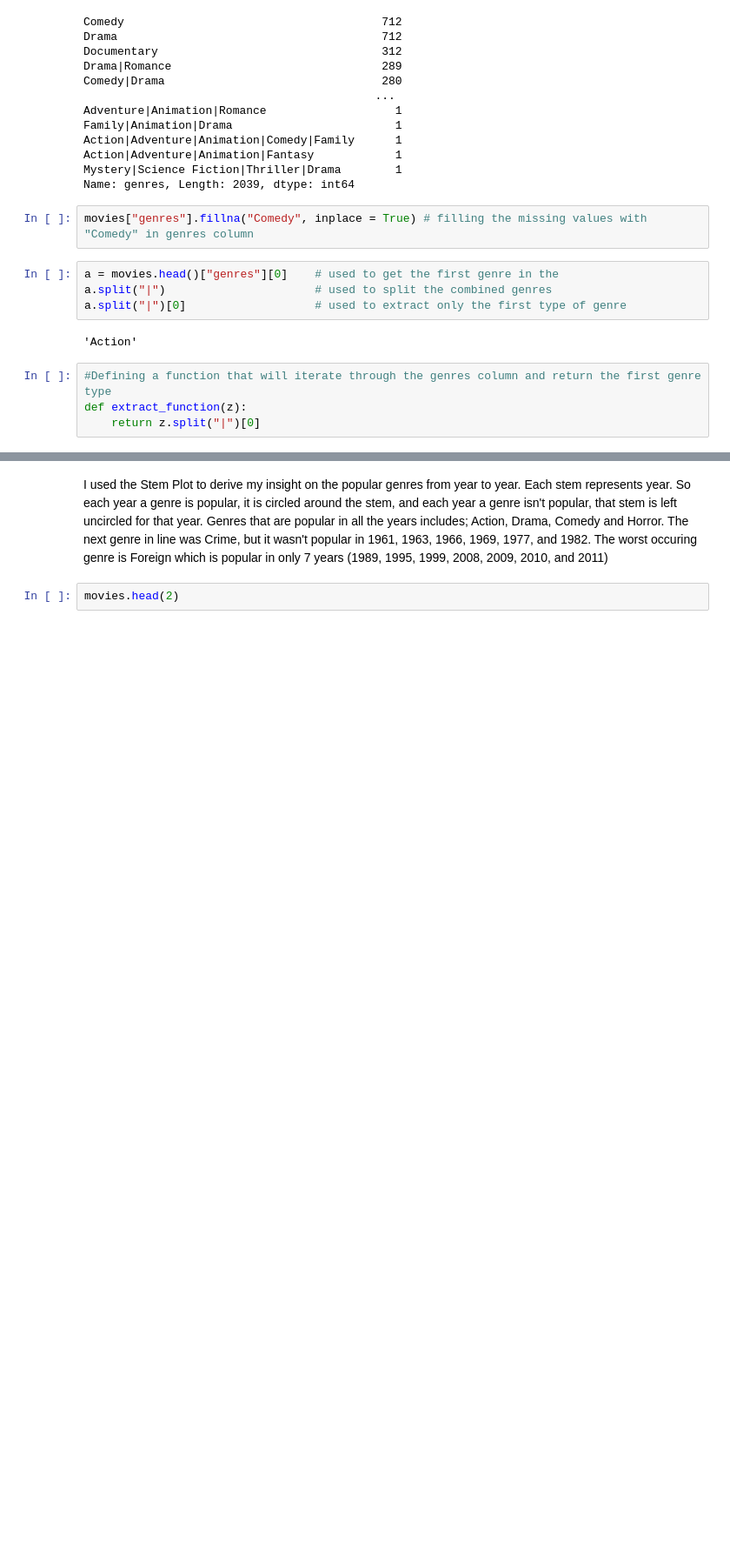
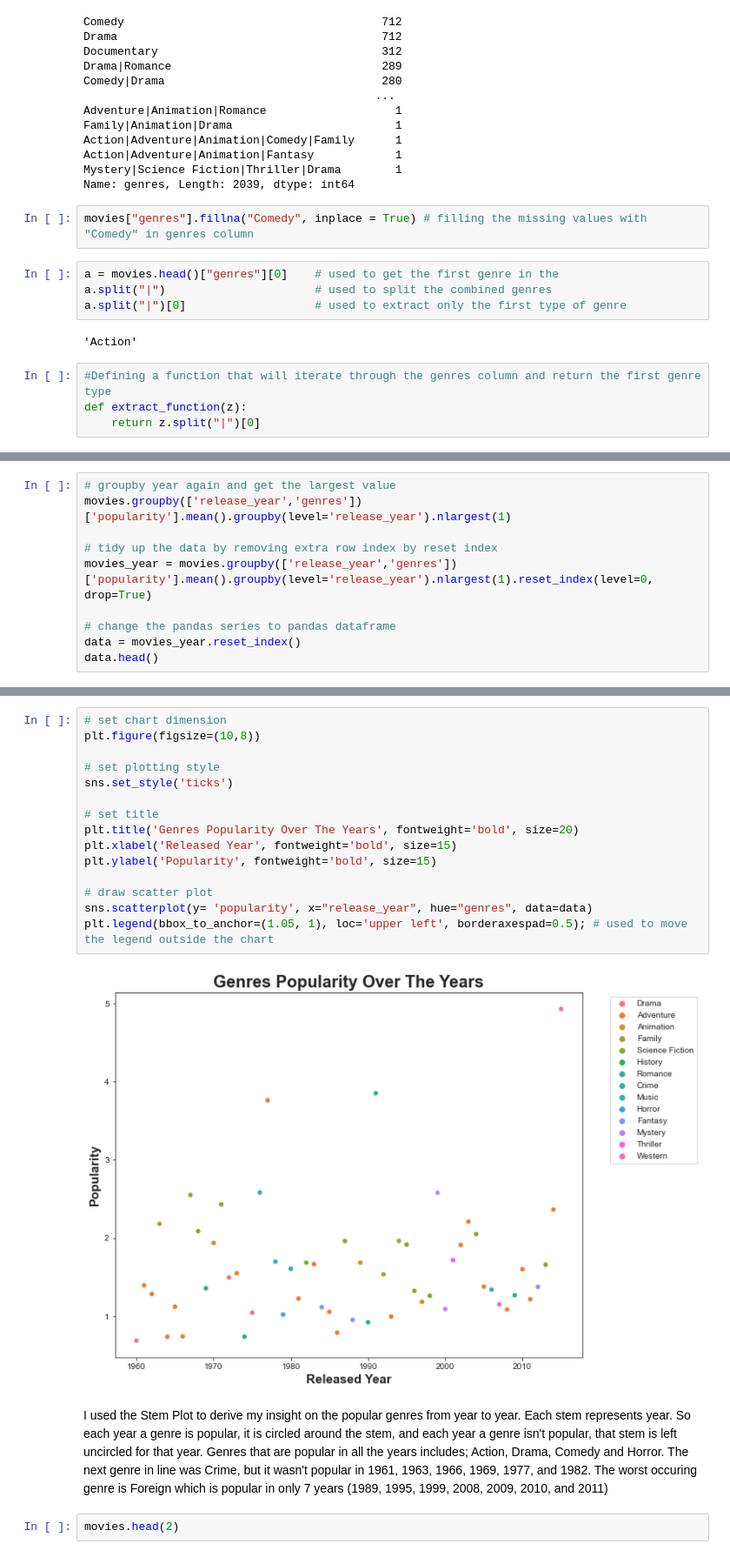
Before and after one commit to Placidus-Ali/intermediate_projects, a Jupyter notebook: week4/project1.ipynb, the cells around one changed output, grey strips where cells are left out. Shown at 87% size. Saved outputs shown, nothing was run; the diff lists cells and outputs as text; blank space fills up the shorter version.

```diff
--- a/week4/project1.ipynb
+++ b/week4/project1.ipynb
@@ -150,0 +239,10 @@ Text(0, 0.5, 'Genres')
+# %%
+# groupby year again and get the largest value
+movies.groupby(['release_year','genres'])['popularity'].mean().groupby(level='release_year').nlargest(1)
+
+# tidy up the data by removing extra row index by reset index
+movies_year = movies.groupby(['release_year','genres'])['popularity'].mean().groupby(level='release_year').nlargest(1).reset_index(level=0, drop=True)
+
+# change the pandas series to pandas dataframe
+data = movies_year.reset_index()
+data.head()
@@ -151,3 +256,20 @@ Text(0, 0.5, 'Genres')
+# %%
+# set chart dimension
+plt.figure(figsize=(10,8))
+
+# set plotting style
+sns.set_style('ticks')
+
+# set title
+plt.title('Genres Popularity Over The Years', fontweight='bold', size=20)
+plt.xlabel('Released Year', fontweight='bold', size=15)
+plt.ylabel('Popularity', fontweight='bold', size=15)
+
+# draw scatter plot
+sns.scatterplot(y= 'popularity', x="release_year", hue="genres", data=data)
+plt.legend(bbox_to_anchor=(1.05, 1), loc='upper left', borderaxespad=0.5); # used to move the legend outside the chart
+# %% [output]
+[figure, added]
 # %% [markdown]
 I used the Stem Plot to derive my insight on the popular genres from year to year. Each stem represents year. So each year a genre is popular, it is circled around the stem, and each year a genre isn't popular, that stem is left uncircled for that year. Genres that are popular in all the years includes; Action, Drama, Comedy and Horror. The next genre in line was Crime, but it wasn't popular in 1961, 1963, 1966, 1969, 1977, and 1982. The worst occuring genre is Foreign which is popular in only 7 years (1989, 1995, 1999, 2008, 2009, 2010, and 2011)
 # %%
```
Also changed, not shown: parts of 40 cells of this notebook, 3 other files.
